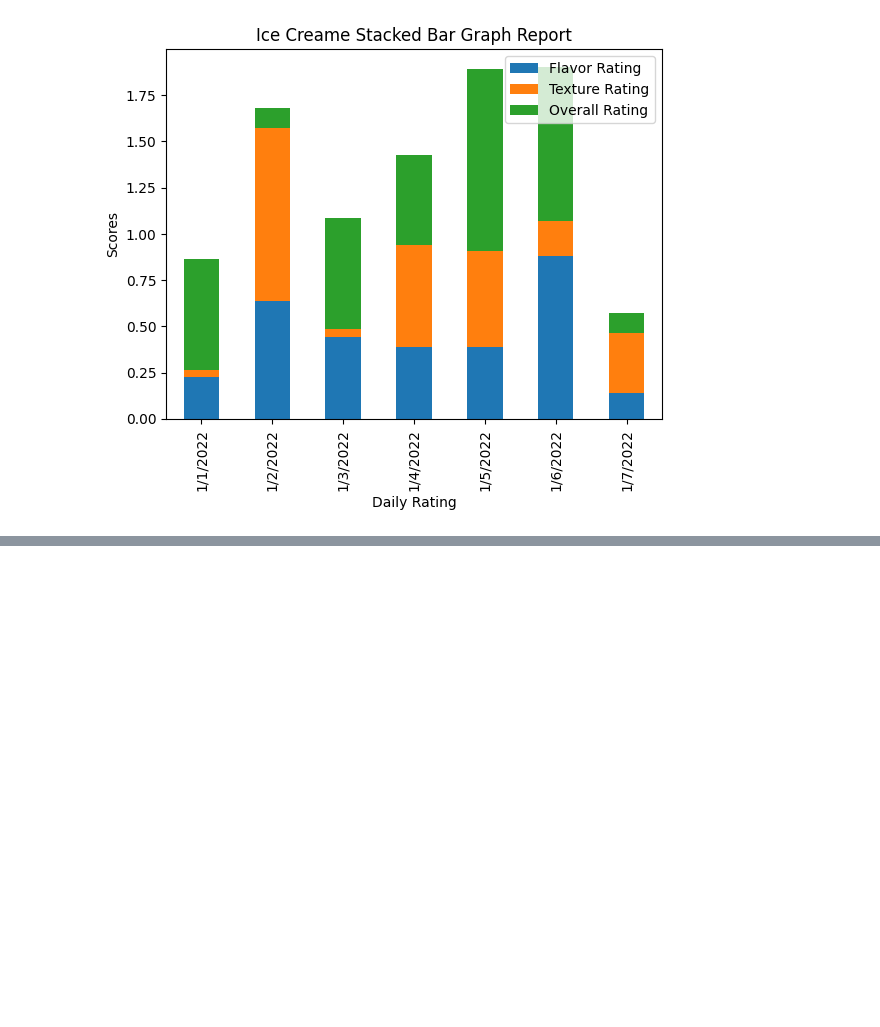
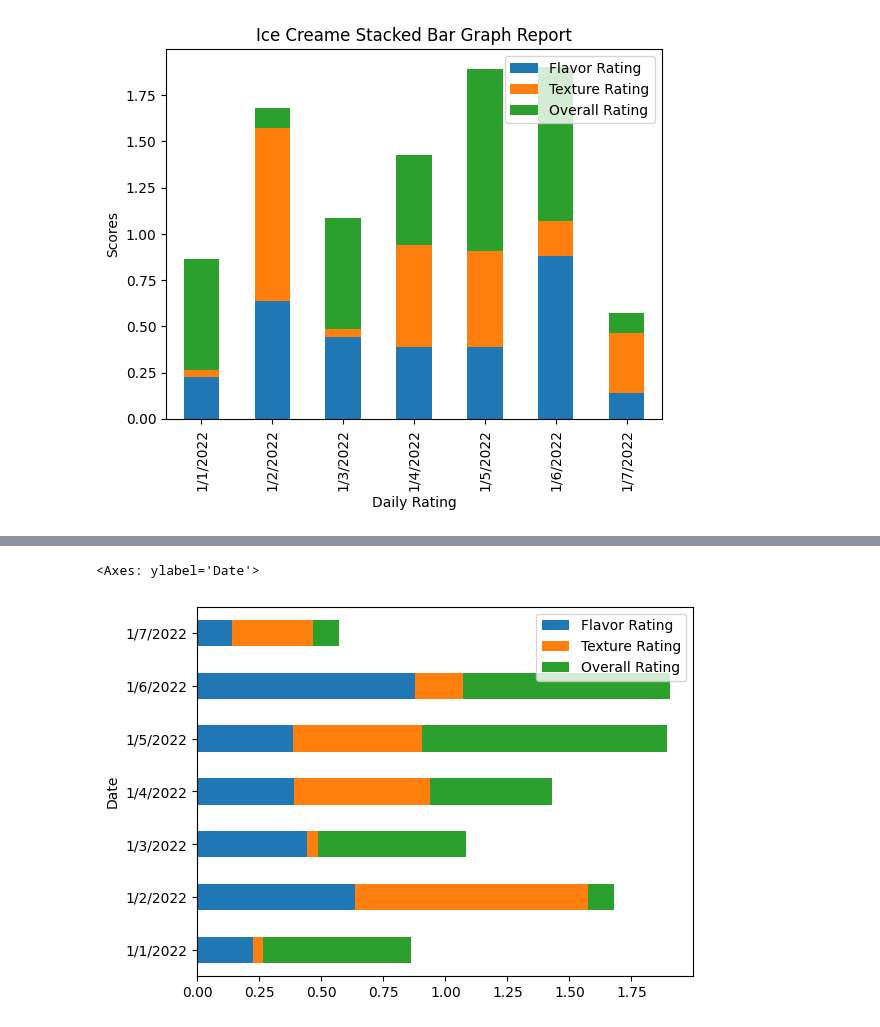
Before and after one commit to itspriyambhattacharya/pandas_learning, a Jupyter notebook: phase6_data_cleaning.ipynb, the cells around one changed output, grey strips where cells are left out. Saved outputs shown, nothing was run; the diff lists cells and outputs as text; code cells hidden in the pictures; blank space fills up the shorter version.

```diff
--- a/phase6_data_cleaning.ipynb
+++ b/phase6_data_cleaning.ipynb
@@ -51,0 +57,5 @@ df.plot(kind='bar', stacked=True, xlabel='Daily Rating', ylabel='Scores', title=
+# %%
+df.plot.barh(stacked='True')
+# %% [output]
+<Axes: ylabel='Date'>
+[figure, added]
```
Also changed, not shown: parts of 1 cell of this notebook.
